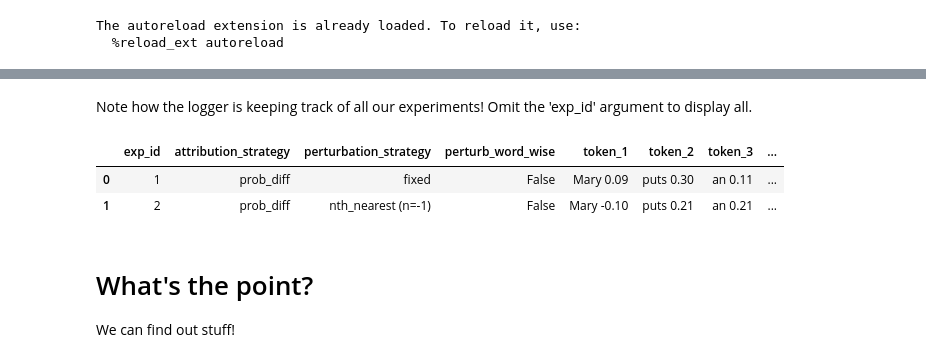
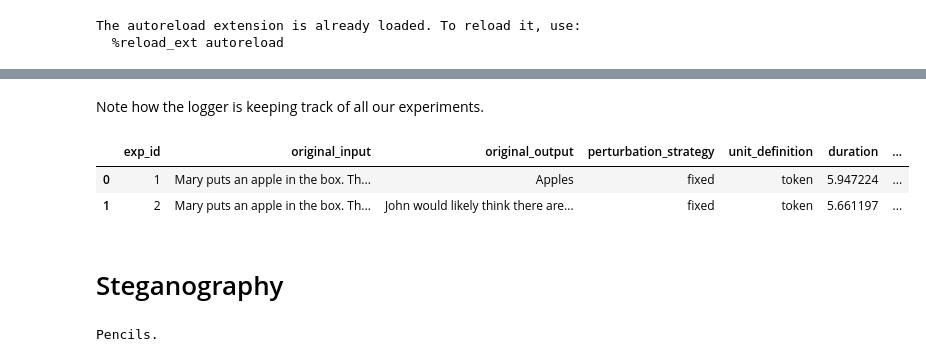
Before and after one commit to leap-laboratories/PIZZA, a Jupyter notebook: examples/example_PIZZA.ipynb, the cells around one changed output, grey strips where cells are left out. Cells and saved outputs as stored; diff of their text form; code cells hidden in the pictures.

```diff
--- a/examples/example_PIZZA.ipynb
+++ b/examples/example_PIZZA.ipynb
@@ -173,11 +140,28 @@ Mary puts an apple in the box. The box is labelled 'pencils'. John enters the ro
 # %% [markdown]
-Note how the logger is keeping track of all our experiments! Omit the 'exp_id' argument to display all.
+Note how the logger is keeping track of all our experiments.
-# %%
-gpt4_logger.print_total_attribution()
-# %% [output]
-|  | exp_id | attribution_strategy | perturbation_strategy | perturb_word_wise | token_1 | token_2 | token_3 | ... |
-| 0 | 1 | prob_diff | fixed | False | Mary 0.09 | puts 0.30 | an 0.11 | ... |
-| 1 | 2 | prob_diff | nth_nearest (n=-1) | False | Mary -0.10 | puts 0.21 | an 0.21 | ... |
-# %% [markdown]
-# What's the point?
-We can find out stuff!
+# %%
+display(gpt3_5_logger.df_experiments)
+# %% [output]
+|  | exp_id | original_input | original_output | perturbation_strategy | unit_definition | duration | ... |
+| 0 | 1 | Mary puts an apple in the box. Th... | Apples | fixed | token | 5.947224 | ... |
+| 1 | 2 | Mary puts an apple in the box. Th... | John would likely think there are... | fixed | token | 5.661197 | ... |
+# %% [markdown]
+#  Steganography
+# %%
+input_str = "You have just been cloned. You must encode the following sentence in fewer than 100 characters, such that only your clone can decode it. The sentence is 'the owl hoots at midnight'. What do you send?"
+
+response = await gpt4_attributor.get_chat_completion(input_str)
+
+print(gpt4_response.message.content)
+
+
+# gpt4_logger = ExperimentLogger()
+# await gpt4_attributor.hierarchical_perturbation(
+#     input_str,
+#     logger=gpt4_logger
+# )
+
+# print("GPT4 Total attribution:")
+# gpt4_logger.print_text_total_attribution()
+# %% [output]
+Pencils.
```
Also changed, not shown: parts of 17 cells of this notebook.
